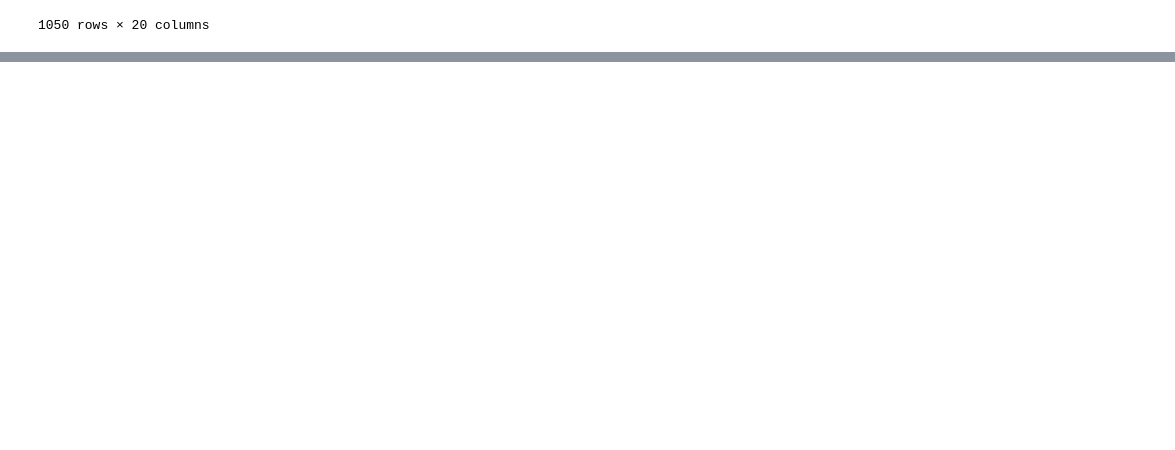
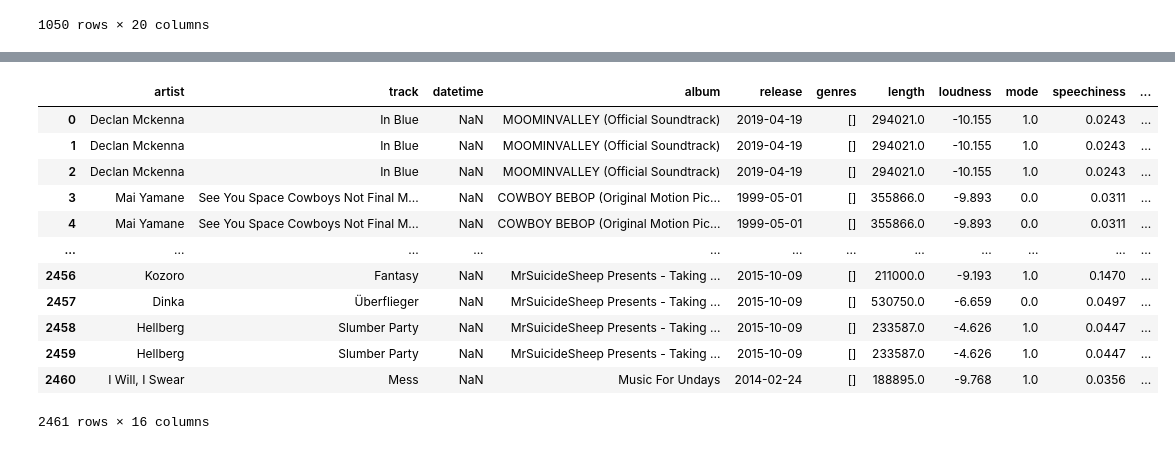
Before and after one commit to SidSaxena/music-analysis, a Jupyter notebook: spotify/spotify_final.ipynb, the cells around one changed output, grey strips where cells are left out. Saved outputs shown, nothing was run; the diff lists cells and outputs as text; code cells hidden in the pictures; blank space fills up the shorter version.

```diff
--- a/spotify/spotify_final.ipynb
+++ b/spotify/spotify_final.ipynb
@@ -491,3 +491,7 @@ failed_features
 | 83964 | Yoe Mase | Nothing More (deaf Kev Remix) | NaN | Nothing More (Deaf Kev Remix) | 2015-11-06 | ['chillstep', 'pop edm'] | 376200.0 | 37.0 | 0.383 | ... |
 | 83965 | Various Artists | Mess | NaN | Music For Undays | 2014-02-24 | [] | 188895.0 | 15.0 | 0.679 | ... |
 1050 rows × 20 columns
+# %%
+test = pd.merge(failed_features, failed_not_features, on='track')
+# %%
+test['artist_x'] = test['artist_y']
@@ -493,0 +508,22 @@ failed_features
+# %%
+test_no_y = test.drop(test.columns[test.columns.str.contains('y',case = False)],axis = 1)
+# %%
+def remove_x(word):
+    return (word.split('_')[0])
+# %%
+test_no_y.rename(remove_x, axis='columns')
+test_no_y  = test_no_y.drop('datetime', axis=1)
+# %% [output]
+|  | artist | track | datetime | album | release | genres | length | loudness | mode | speechiness | ... |
+| 0 | Declan Mckenna | In Blue | NaN | MOOMINVALLEY (Official Soundtrack) | 2019-04-19 | [] | 294021.0 | -10.155 | 1.0 | 0.0243 | ... |
+| 1 | Declan Mckenna | In Blue | NaN | MOOMINVALLEY (Official Soundtrack) | 2019-04-19 | [] | 294021.0 | -10.155 | 1.0 | 0.0243 | ... |
+| 2 | Declan Mckenna | In Blue | NaN | MOOMINVALLEY (Official Soundtrack) | 2019-04-19 | [] | 294021.0 | -10.155 | 1.0 | 0.0243 | ... |
+| 3 | Mai Yamane | See You Space Cowboys Not Final M... | NaN | COWBOY BEBOP (Original Motion Pic... | 1999-05-01 | [] | 355866.0 | -9.893 | 0.0 | 0.0311 | ... |
+| 4 | Mai Yamane | See You Space Cowboys Not Final M... | NaN | COWBOY BEBOP (Original Motion Pic... | 1999-05-01 | [] | 355866.0 | -9.893 | 0.0 | 0.0311 | ... |
+| ... | ... | ... | ... | ... | ... | ... | ... | ... | ... | ... | ... |
+| 2456 | Kozoro | Fantasy | NaN | MrSuicideSheep Presents - Taking ... | 2015-10-09 | [] | 211000.0 | -9.193 | 1.0 | 0.1470 | ... |
+| 2457 | Dinka | Überflieger | NaN | MrSuicideSheep Presents - Taking ... | 2015-10-09 | [] | 530750.0 | -6.659 | 0.0 | 0.0497 | ... |
+| 2458 | Hellberg | Slumber Party | NaN | MrSuicideSheep Presents - Taking ... | 2015-10-09 | [] | 233587.0 | -4.626 | 1.0 | 0.0447 | ... |
+| 2459 | Hellberg | Slumber Party | NaN | MrSuicideSheep Presents - Taking ... | 2015-10-09 | [] | 233587.0 | -4.626 | 1.0 | 0.0447 | ... |
+| 2460 | I Will, I Swear | Mess | NaN | Music For Undays | 2014-02-24 | [] | 188895.0 | -9.768 | 1.0 | 0.0356 | ... |
+2461 rows × 16 columns
```
Also changed, not shown: parts of 2 cells of this notebook.
